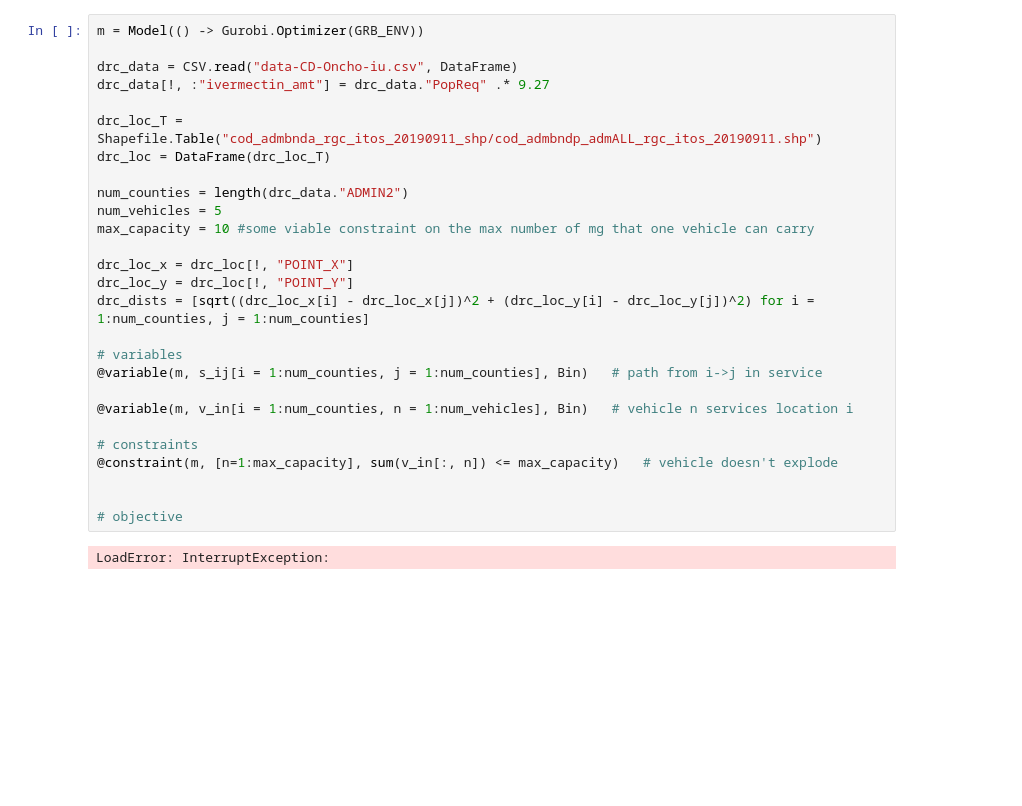
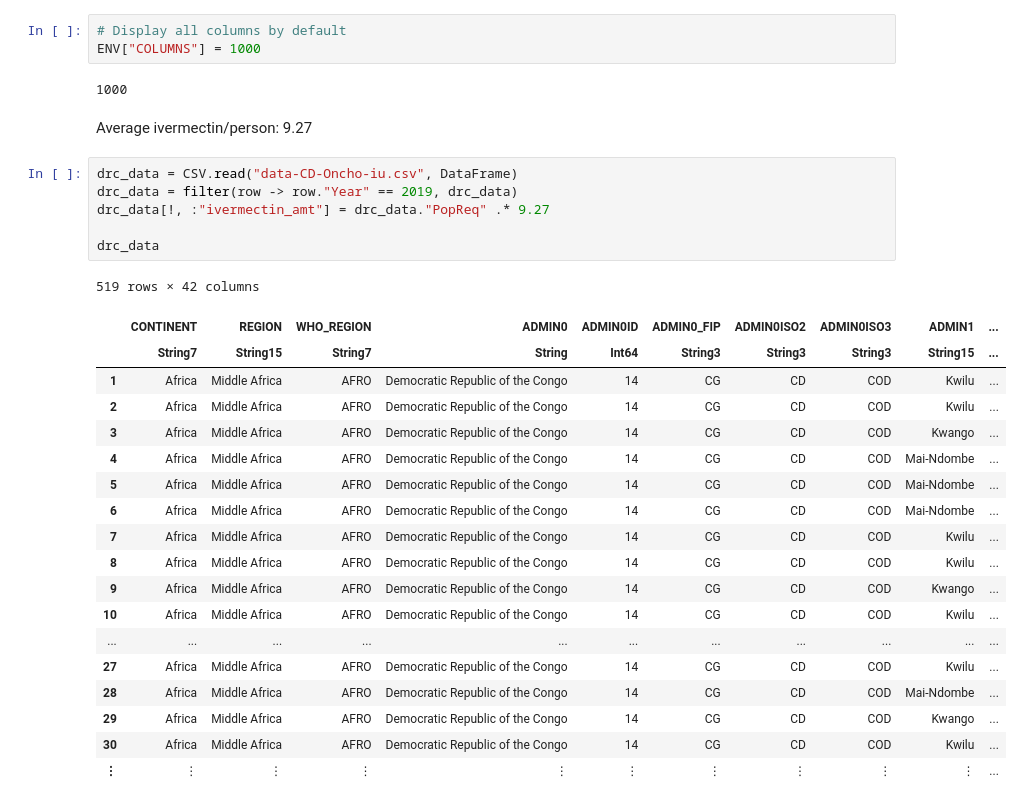
Before and after one commit to jerzh/apoc-model, a Jupyter notebook: drc_model.ipynb, the cells around one changed output. Drawn from its saved outputs; the diff is of its cells as text; blank space fills up the shorter version.

Commit message:
attempt at complete model

```diff
--- a/drc_model.ipynb
+++ b/drc_model.ipynb
@@ -29,29 +11,33 @@ using Shapefile
+# %%
+# Display all columns by default
+ENV["COLUMNS"] = 1000
+# %% [output]
+1000
+# %% [markdown]
+Average ivermectin/person: 9.27
 # %%
-m = Model(() -> Gurobi.Optimizer(GRB_ENV))
-
 drc_data = CSV.read("data-CD-Oncho-iu.csv", DataFrame)
+drc_data = filter(row -> row."Year" == 2019, drc_data)
 drc_data[!, :"ivermectin_amt"] = drc_data."PopReq" .* 9.27
 
-drc_loc_T = Shapefile.Table("cod_admbnda_rgc_itos_20190911_shp/cod_admbndp_admALL_rgc_itos_20190911.shp")
-drc_loc = DataFrame(drc_loc_T)
-
-num_counties = length(drc_data."ADMIN2")
-num_vehicles = 5
-max_capacity = 10 #some viable constraint on the max number of mg that one vehicle can carry
-
-drc_loc_x = drc_loc[!, "POINT_X"]
-drc_loc_y = drc_loc[!, "POINT_Y"]
-drc_dists = [sqrt((drc_loc_x[i] - drc_loc_x[j])^2 + (drc_loc_y[i] - drc_loc_y[j])^2) for i = 1:num_counties, j = 1:num_counties]
-
-# variables
-@variable(m, s_ij[i = 1:num_counties, j = 1:num_counties], Bin)   # path from i->j in service
-
-@variable(m, v_in[i = 1:num_counties, n = 1:num_vehicles], Bin)   # vehicle n services location i
-
-# constraints
-@constraint(m, [n=1:max_capacity], sum(v_in[:, n]) <= max_capacity)   # vehicle doesn't explode
-
-
-# objective
+drc_data
 # %% [output]
-LoadError: InterruptException:
+519 rows × 42 columns
+|  | CONTINENT | REGION | WHO_REGION | ADMIN0 | ADMIN0ID | ADMIN0_FIP | ADMIN0ISO2 | ADMIN0ISO3 | ADMIN1 | ... |
+|  | String7 | String15 | String7 | String | Int64 | String3 | String3 | String3 | String15 | ... |
+| 1 | Africa | Middle Africa | AFRO | Democratic Republic of the Congo | 14 | CG | CD | COD | Kwilu | ... |
+| 2 | Africa | Middle Africa | AFRO | Democratic Republic of the Congo | 14 | CG | CD | COD | Kwilu | ... |
+| 3 | Africa | Middle Africa | AFRO | Democratic Republic of the Congo | 14 | CG | CD | COD | Kwango | ... |
+| 4 | Africa | Middle Africa | AFRO | Democratic Republic of the Congo | 14 | CG | CD | COD | Mai-Ndombe | ... |
+| 5 | Africa | Middle Africa | AFRO | Democratic Republic of the Congo | 14 | CG | CD | COD | Mai-Ndombe | ... |
+| 6 | Africa | Middle Africa | AFRO | Democratic Republic of the Congo | 14 | CG | CD | COD | Mai-Ndombe | ... |
+| 7 | Africa | Middle Africa | AFRO | Democratic Republic of the Congo | 14 | CG | CD | COD | Kwilu | ... |
+| 8 | Africa | Middle Africa | AFRO | Democratic Republic of the Congo | 14 | CG | CD | COD | Kwilu | ... |
+| 9 | Africa | Middle Africa | AFRO | Democratic Republic of the Congo | 14 | CG | CD | COD | Kwango | ... |
+| 10 | Africa | Middle Africa | AFRO | Democratic Republic of the Congo | 14 | CG | CD | COD | Kwilu | ... |
+| ... | ... | ... | ... | ... | ... | ... | ... | ... | ... | ... |
+| 27 | Africa | Middle Africa | AFRO | Democratic Republic of the Congo | 14 | CG | CD | COD | Kwilu | ... |
+| 28 | Africa | Middle Africa | AFRO | Democratic Republic of the Congo | 14 | CG | CD | COD | Mai-Ndombe | ... |
+| 29 | Africa | Middle Africa | AFRO | Democratic Republic of the Congo | 14 | CG | CD | COD | Kwango | ... |
+| 30 | Africa | Middle Africa | AFRO | Democratic Republic of the Congo | 14 | CG | CD | COD | Kwilu | ... |
+| ⋮ | ⋮ | ⋮ | ⋮ | ⋮ | ⋮ | ⋮ | ⋮ | ⋮ | ⋮ | ... |
```
Also changed, not shown: parts of 18 cells of this notebook, 1 other file.
